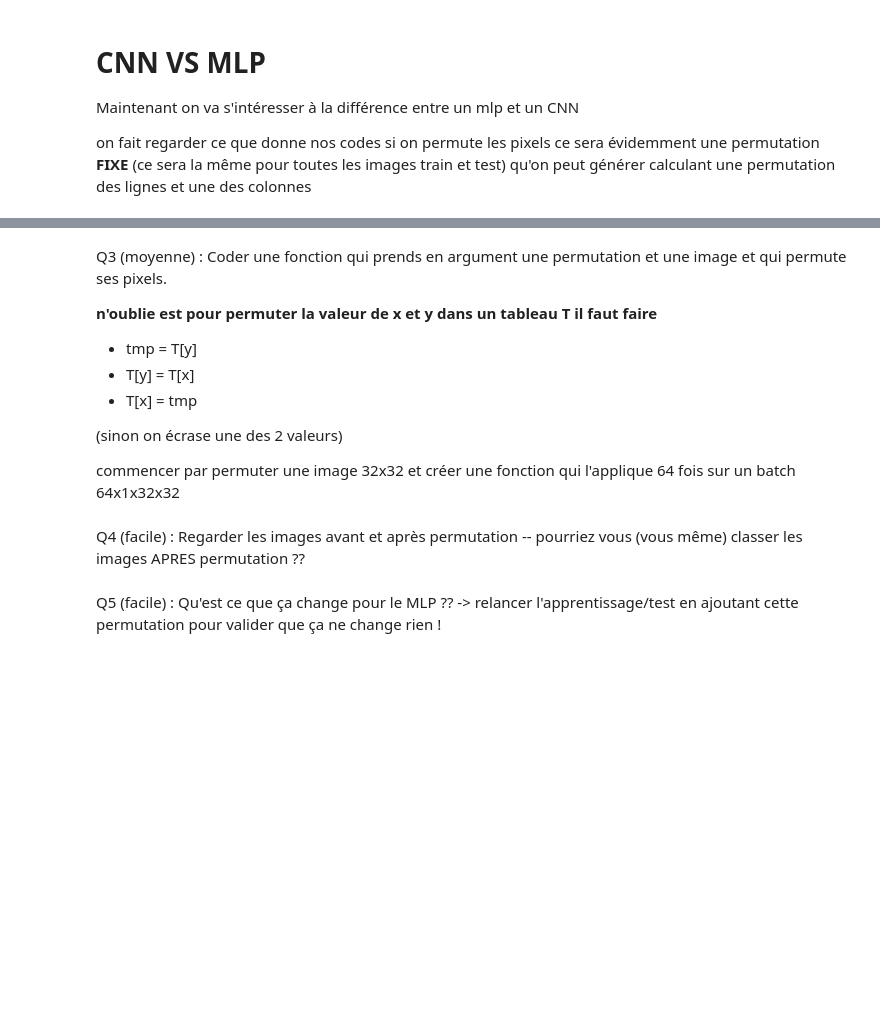
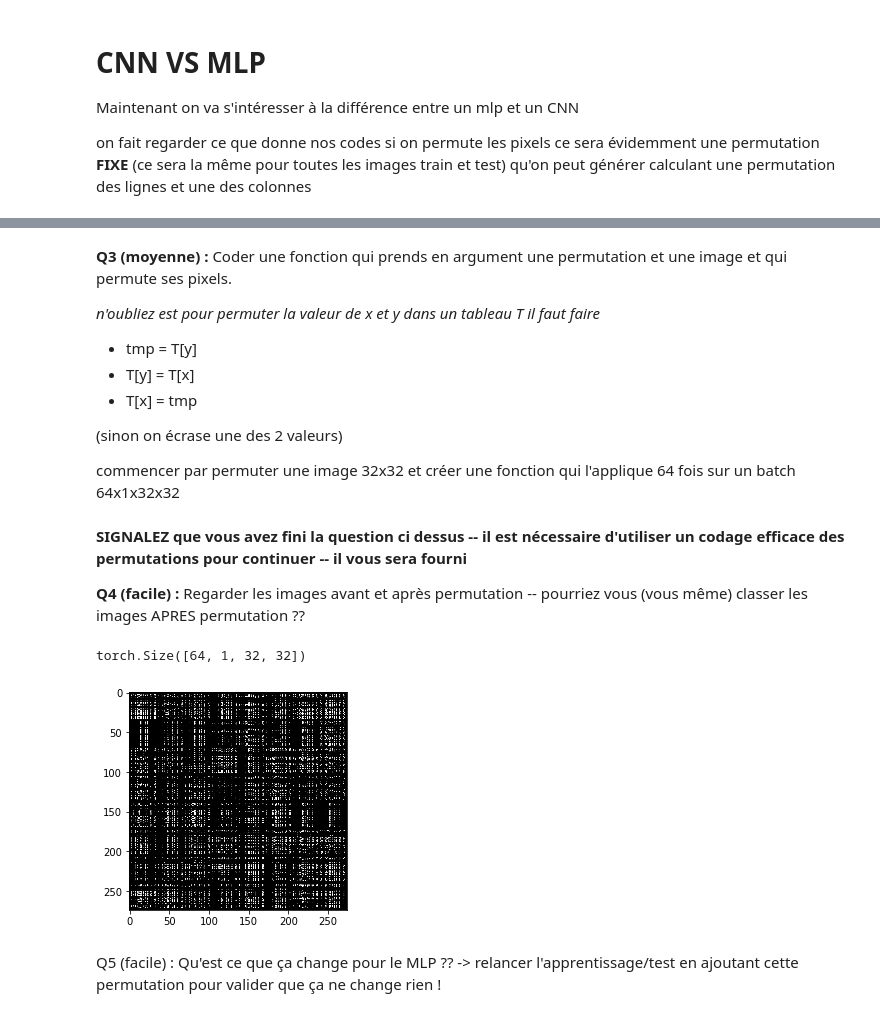
Before and after one commit to achanhon/coursdeeplearningcolab, a Jupyter notebook: 2020/basic_mnist.ipynb, the cells around one changed output, grey strips where cells are left out. Saved outputs shown, nothing was run; the diff lists cells and outputs as text; code cells hidden in the pictures; blank space fills up the shorter version.

```diff
--- a/2020/basic_mnist.ipynb
+++ b/2020/basic_mnist.ipynb
@@ -165,10 +272,10 @@ print(permrow)
 # %% [markdown]
 
 
-Q3 (moyenne) : Coder une fonction qui prends en argument une permutation et une image et qui permute ses pixels.
+**Q3 (moyenne) :** Coder une fonction qui prends en argument une permutation et une image et qui permute ses pixels.
 
 
-**n'oublie est pour permuter la valeur de x et y dans un tableau T il faut faire**
+*n'oubliez est pour permuter la valeur de x et y dans un tableau T il faut faire*
 - tmp = T[y]
 - T[y] = T[x]
 - T[x] = tmp
@@ -181,3 +286,24 @@ print("TODO")
+# %%
+def permutation2D(image32x32,permrow,permcol):
+  for row in range(image32x32.shape[0]):
+    for col in range(image32x32.shape[1]):
+      tmp = image32x32[permrow[row]][permcol[col]]
+      image32x32[permrow[row]][permcol[col]] = image32x32[row][col]
+      image32x32[row][col] = tmp
+
+def permutation(image,permrow,permcol):
+  for i in range(image.shape[0]):
+    permutation2D(image[i][0],permrow,permcol)
+  return image
+
+### mais en fait il faut le faire comme ça sinon c'est trop long
+def permutation(image,permrow,permcol):
+  image = image[:,:,permrow,:]
+  image = image[:,:,:,permcol]
+  return image
 # %% [markdown]
-Q4 (facile) :
+**SIGNALEZ que vous avez fini la question ci dessus -- il est nécessaire d'utiliser un codage efficace des permutations pour continuer -- il vous sera fourni**
+
+
+**Q4 (facile) :**
 Regarder les images avant et après permutation -- pourriez vous (vous même) classer les images APRES permutation ??
@@ -186,3 +310,11 @@ print("TODO")
+# %%
+sample = next(iter(trainloader))[0]
+print(sample.shape)
+sample = permutation(sample,permrow,permcol)
+show(torchvision.utils.make_grid(sample))
+# %% [output]
+torch.Size([64, 1, 32, 32])
+[figure, added]
 # %% [markdown]
 Q5 (facile) :
 Qu'est ce que ça change pour le MLP ??
```
Also changed, not shown: parts of 19 cells of this notebook.
